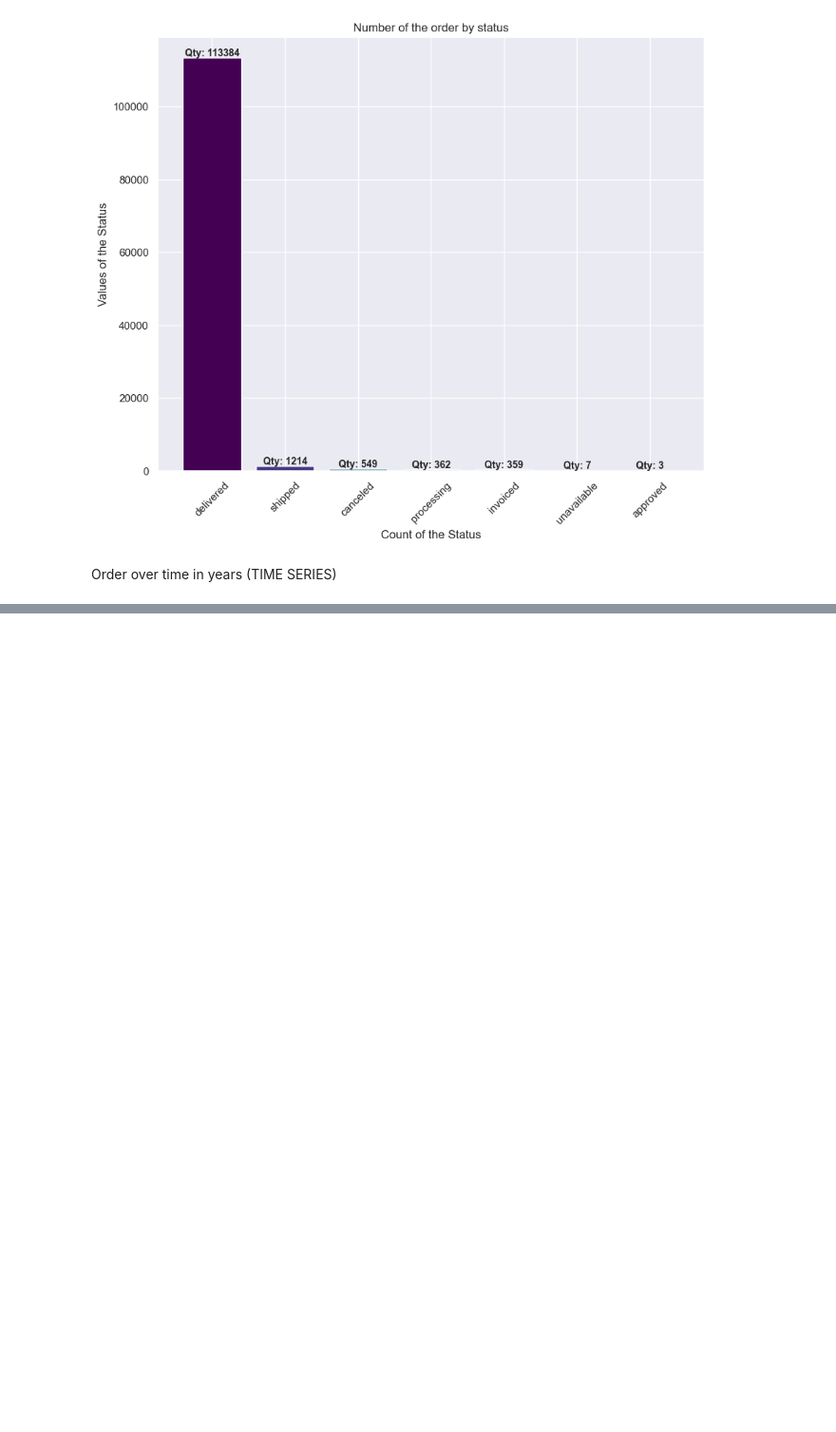
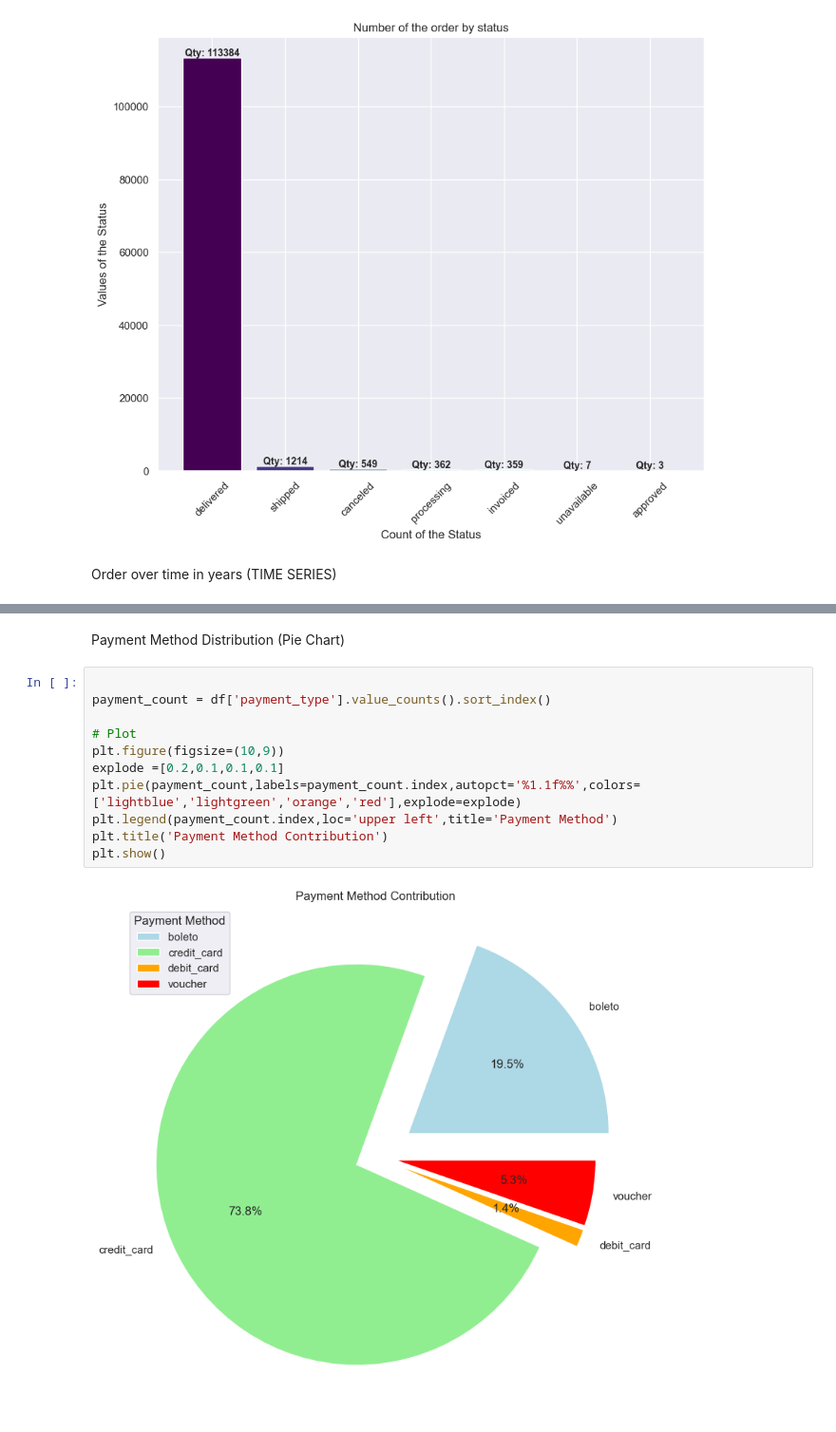
Before and after one commit to SauhardSHukla/Business_Analytics, a Jupyter notebook: Ecommerce_customer_segmentation/Customer.ipynb, the cells around one changed output, grey strips where cells are left out. Shown: that part at 95% size. Cells and saved outputs as stored; diff of their text form; blank space fills up the shorter version.

```diff
--- a/Ecommerce_customer_segmentation/Customer.ipynb
+++ b/Ecommerce_customer_segmentation/Customer.ipynb
@@ -277,0 +313,15 @@ plt.show()
+# %% [markdown]
+Payment Method Distribution (Pie Chart)
+# %%
+
+payment_count = df['payment_type'].value_counts().sort_index()
+
+# Plot
+plt.figure(figsize=(10,9))
+explode =[0.2,0.1,0.1,0.1]
+plt.pie(payment_count,labels=payment_count.index,autopct='%1.1f%%',colors=['lightblue','lightgreen','orange','red'],explode=explode)
+plt.legend(payment_count.index,loc='upper left',title='Payment Method')
+plt.title('Payment Method Contribution')
+plt.show()
+# %% [output]
+[figure, added]
```
Also changed, not shown: parts of 13 cells of this notebook.
